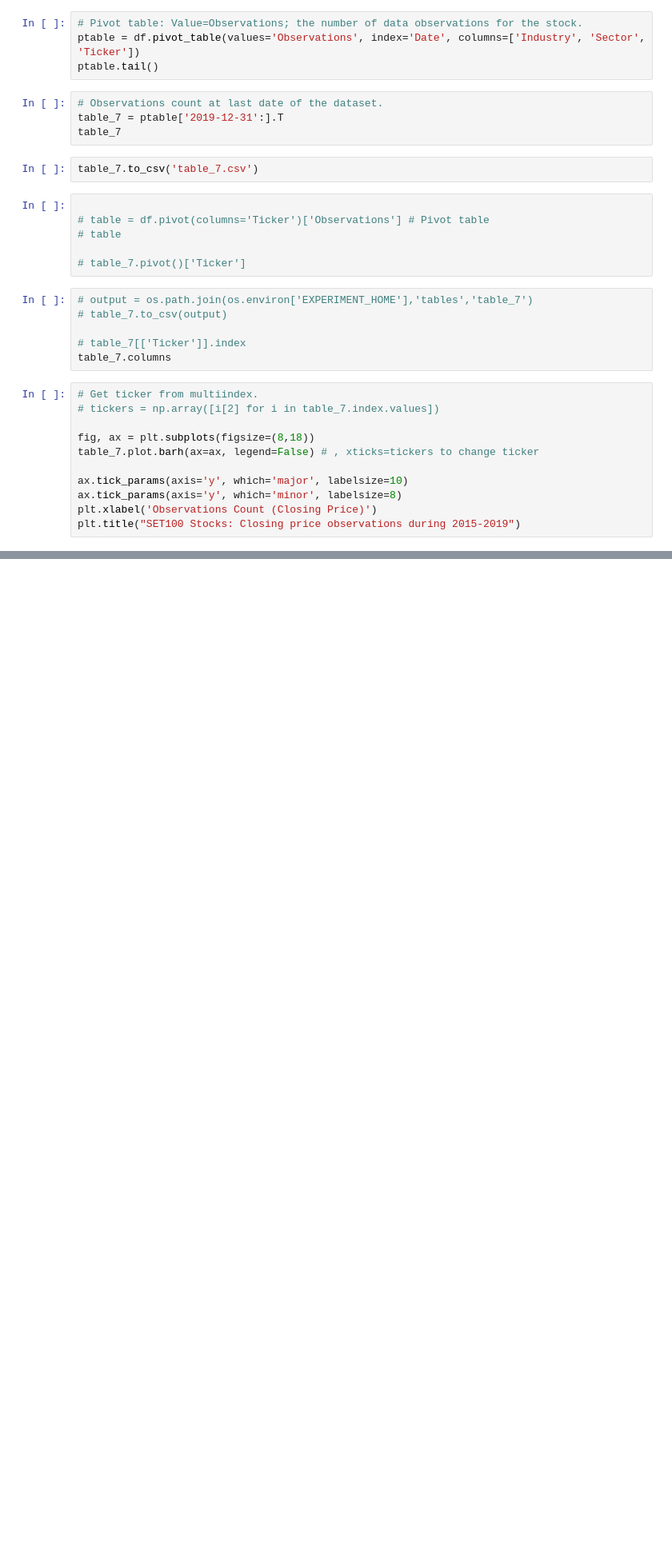
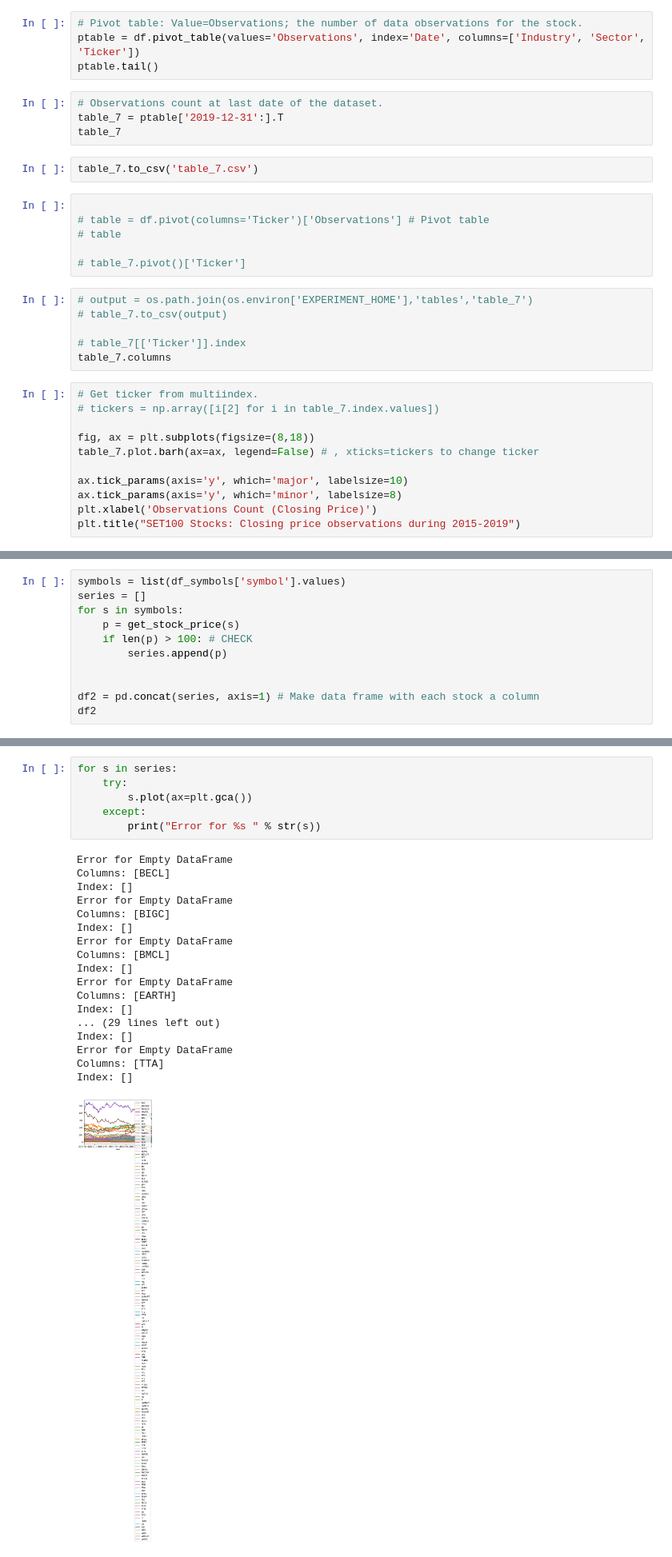
Before and after one commit to chayapan/thesis, a Jupyter notebook: 1.0 Data Acquisition/Report_ResearchData.ipynb, the cells around one changed output, grey strips where cells are left out. Shown: that part at 80% size. Saved outputs shown, nothing was run; the diff lists cells and outputs as text; blank space fills up the shorter version.

```diff
--- a/1.0 Data Acquisition/Report_ResearchData.ipynb
+++ b/1.0 Data Acquisition/Report_ResearchData.ipynb
@@ -171,0 +544,11 @@ plt.title("SET100 Stocks: Closing price observations during 2015-2019")
+# %%
+symbols = list(df_symbols['symbol'].values)
+series = []
+for s in symbols:
+    p = get_stock_price(s)
+    if len(p) > 100: # CHECK
+        series.append(p)
+
+
+df2 = pd.concat(series, axis=1) # Make data frame with each stock a column
+df2
@@ -171,0 +570,25 @@ plt.title("SET100 Stocks: Closing price observations during 2015-2019")
+# %%
+for s in series:
+    try:
+        s.plot(ax=plt.gca())
+    except:
+        print("Error for %s " % str(s))
+# %% [output]
+Error for Empty DataFrame
+Columns: [BECL]
+Index: []
+Error for Empty DataFrame
+Columns: [BIGC]
+Index: []
+Error for Empty DataFrame
+Columns: [BMCL]
+Index: []
+Error for Empty DataFrame
+Columns: [EARTH]
+Index: []
+... (29 lines left out)
+Index: []
+Error for Empty DataFrame
+Columns: [TTA]
+Index: []
+[figure, added]
```
Also changed, not shown: parts of 38 cells of this notebook, 4 other files.
